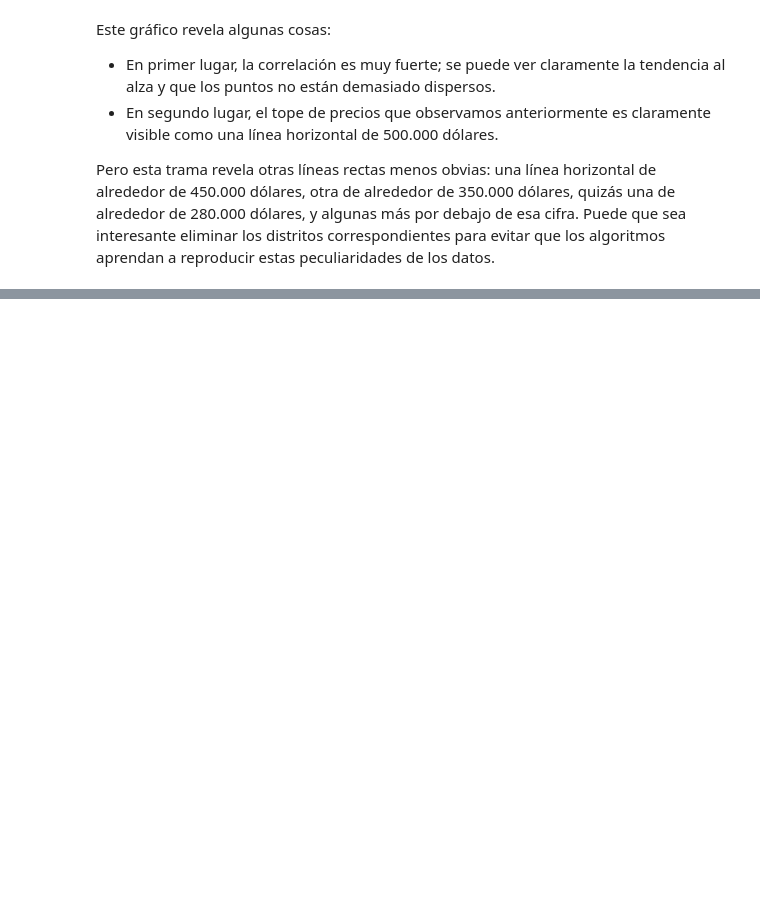
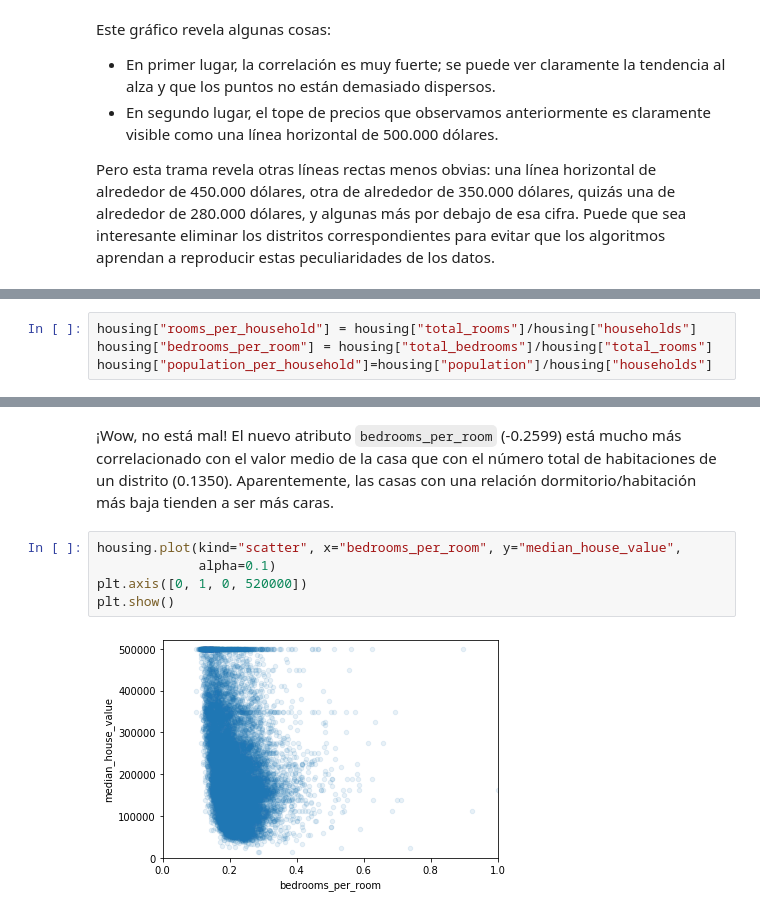
Before and after one commit to esri-es/refining-predictive-model, a Jupyter notebook: Housing.ipynb, the cells around one changed output, grey strips where cells are left out. Drawn from its saved outputs; the diff is of its cells as text; blank space fills up the shorter version.

```diff
--- a/Housing.ipynb
+++ b/Housing.ipynb
@@ -313,0 +320,4 @@ Pero esta trama revela otras líneas rectas menos obvias: una línea horizontal
+# %%
+housing["rooms_per_household"] = housing["total_rooms"]/housing["households"]
+housing["bedrooms_per_room"] = housing["total_bedrooms"]/housing["total_rooms"]
+housing["population_per_household"]=housing["population"]/housing["households"]
@@ -313,0 +344,9 @@ Pero esta trama revela otras líneas rectas menos obvias: una línea horizontal
+# %% [markdown]
+¡Wow, no está mal! El nuevo atributo `bedrooms_per_room` (-0.2599) está mucho más correlacionado con el valor medio de la casa que con el número total de habitaciones de un distrito (0.1350). Aparentemente, las casas con una relación dormitorio/habitación más baja tienden a ser más caras.
+# %%
+housing.plot(kind="scatter", x="bedrooms_per_room", y="median_house_value",
+             alpha=0.1)
+plt.axis([0, 1, 0, 520000])
+plt.show()
+# %% [output]
+[figure, added]
```
Also changed, not shown: parts of 51 cells of this notebook.
